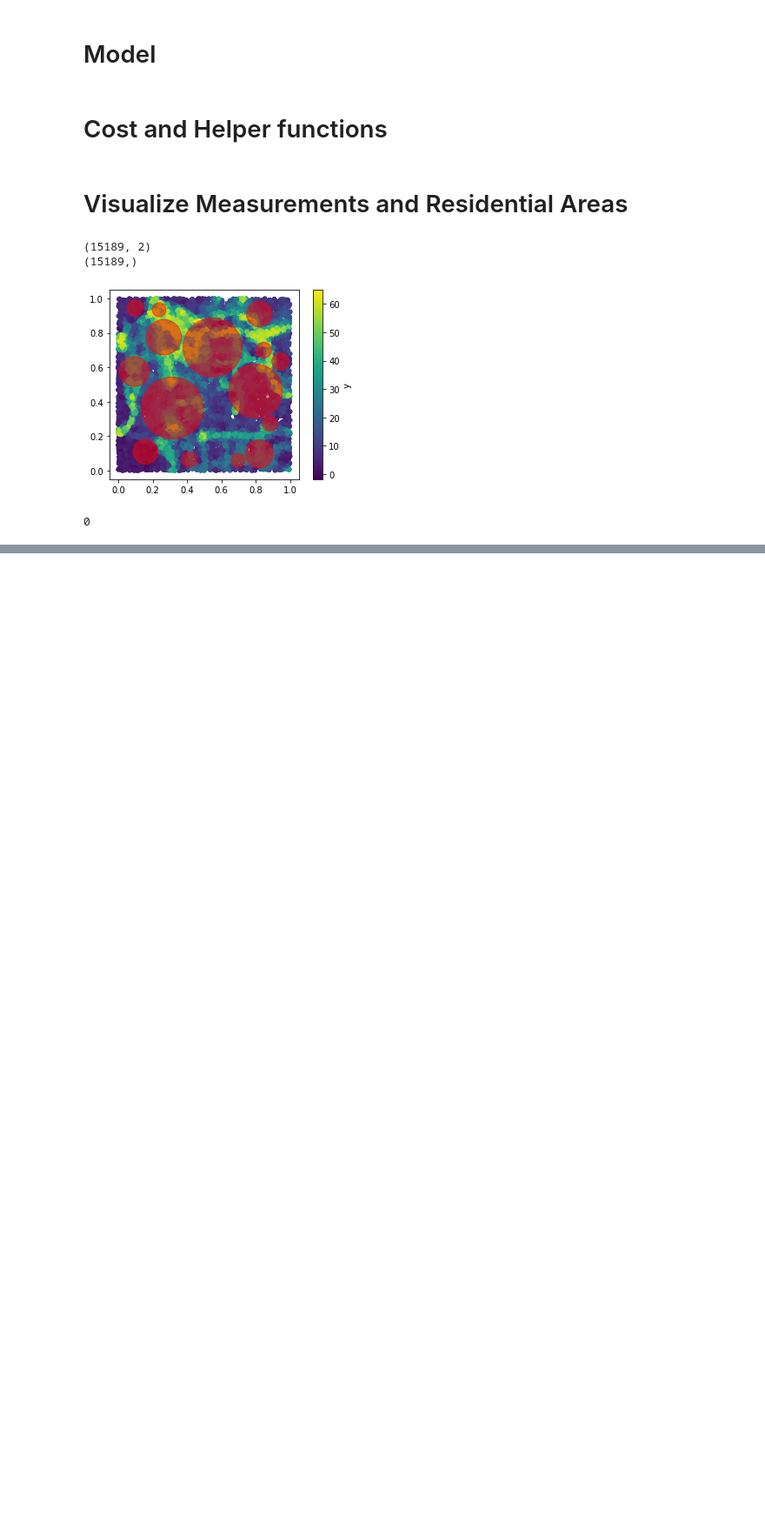
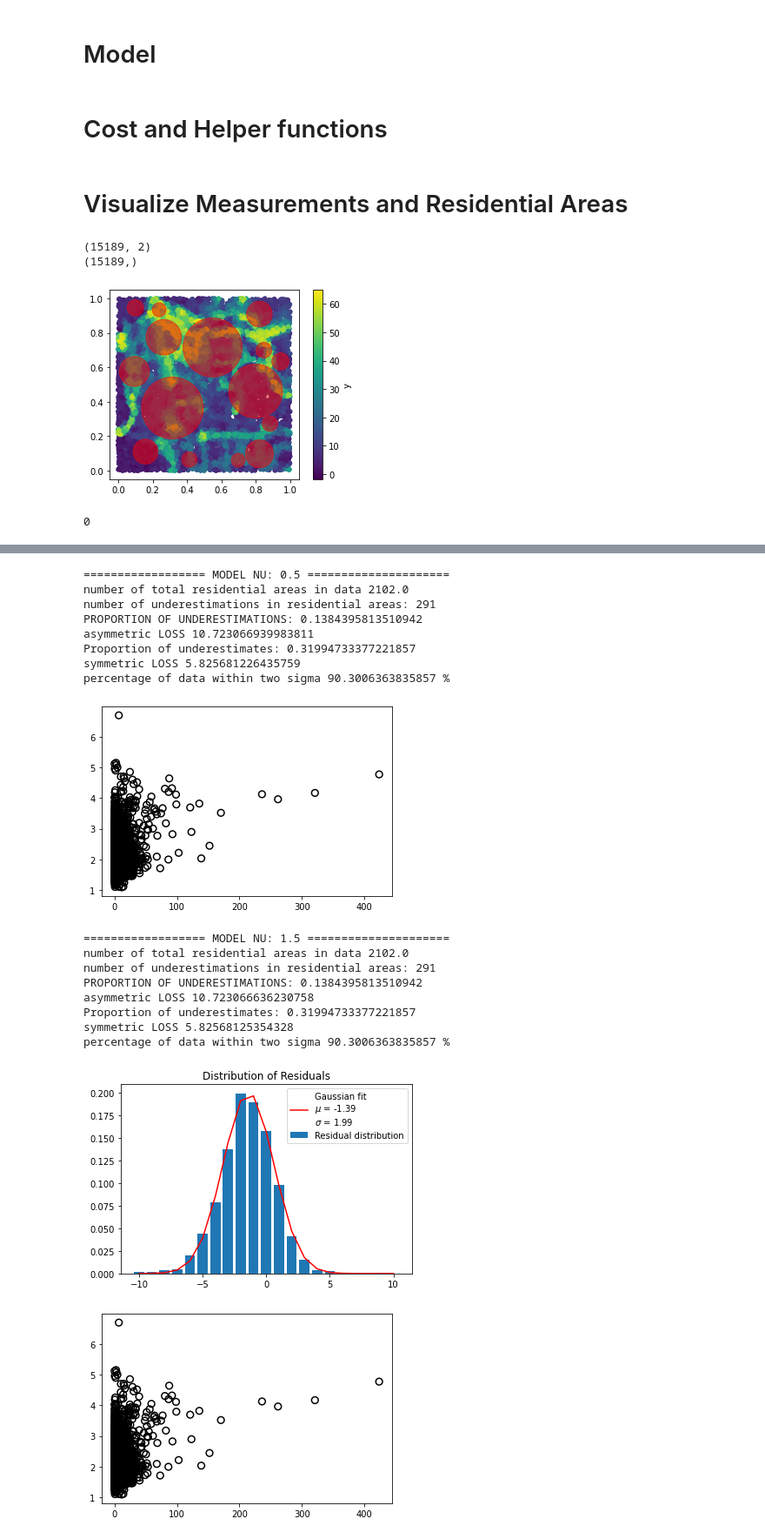
Before and after one commit to tomipancho/manhattan, a Jupyter notebook: Task_1/solution_explore.ipynb, the cells around one changed output, grey strips where cells are left out. Shown at 87% size. Cells and saved outputs as stored; diff of their text form; code cells hidden in the pictures; blank space fills up the shorter version.

```diff
--- a/Task_1/solution_explore.ipynb
+++ b/Task_1/solution_explore.ipynb
@@ -450,0 +693,31 @@ Increase the number of iterations (max_iter) or scale the data as shown in:
+# %%
+for model_nu in models:
+    print('================== MODEL NU:', model_nu.nu, '=====================')
+    model_nu.k = 1
+    predictions_val, predictions_mean, predictions_std = model_nu.predict_pollution(val_coordinates, val_residential_flags)
+
+    loss, under_coords = asymmetric_loss(val_coordinates, val_residential_flags, predictions_val, val_y)
+    symm_loss, count = symmetric_loss(val_coordinates, val_residential_flags, predictions_val, val_y)
+
+    scatter_pred_std(predictions_val, val_y, predictions_std)
+    histogram_pred_std(predictions_val, val_y, predictions_std)
+# %% [output]
+================== MODEL NU: 0.5 =====================
+number of total residential areas in data 2102.0
+number of underestimations in residential areas: 291
+PROPORTION OF UNDERESTIMATIONS: 0.1384395813510942
+asymmetric LOSS 10.723066939983811
+Proportion of underestimates: 0.31994733377221857
+symmetric LOSS 5.825681226435759
+percentage of data within two sigma 90.3006363835857 %
+[figure, added]
+================== MODEL NU: 1.5 =====================
+number of total residential areas in data 2102.0
+number of underestimations in residential areas: 291
+PROPORTION OF UNDERESTIMATIONS: 0.1384395813510942
+asymmetric LOSS 10.723066636230758
+Proportion of underestimates: 0.31994733377221857
+symmetric LOSS 5.82568125354328
+percentage of data within two sigma 90.3006363835857 %
+[figure, added]
+[figure, added]
```
Also changed, not shown: parts of 16 cells of this notebook, 4 other files.
